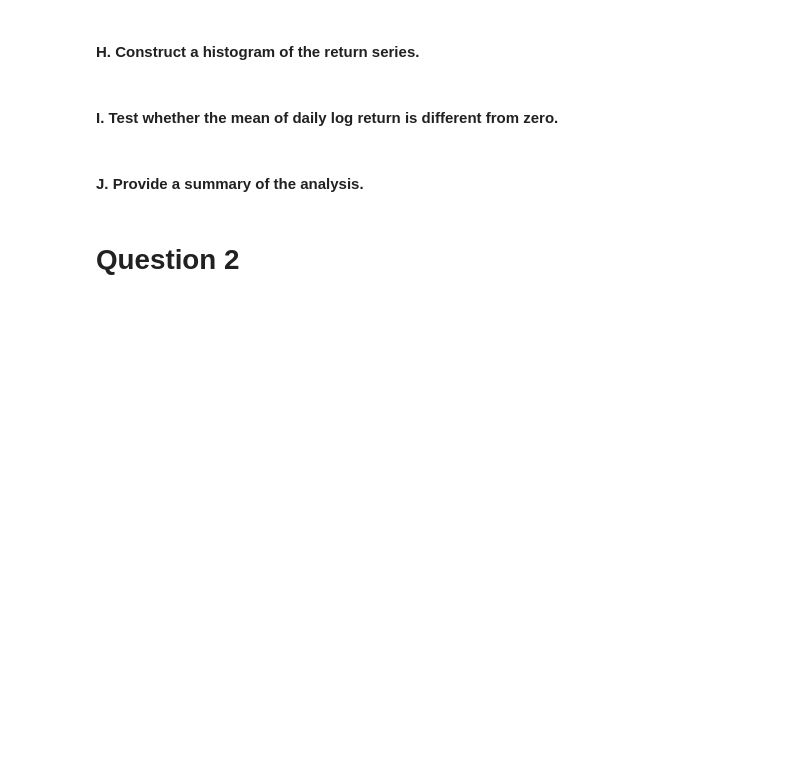
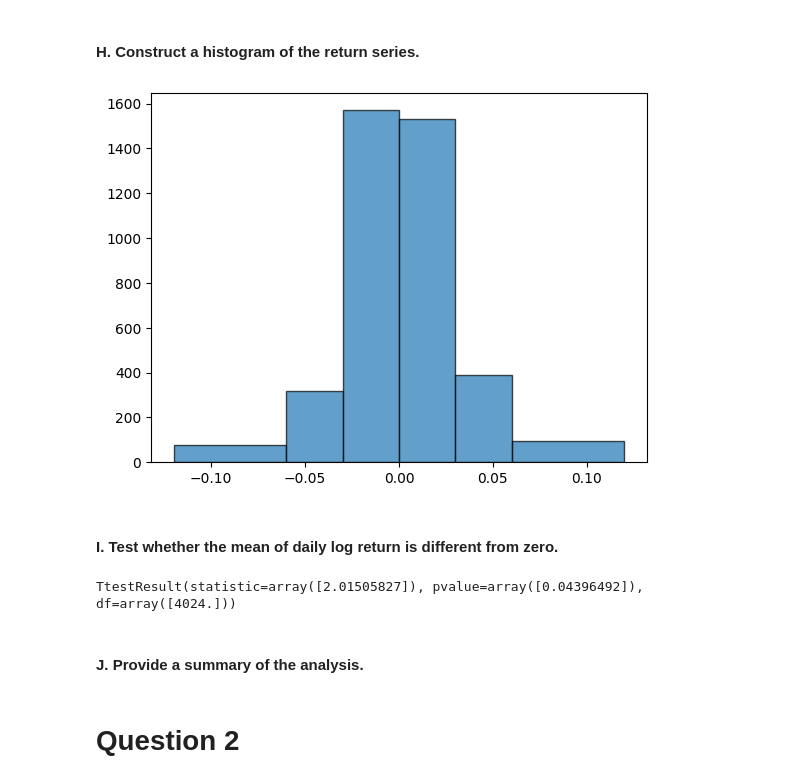
Before and after one commit to ChaseKoronkowski/IFI8420, a Jupyter notebook: Assignment 1/Assignment_1.ipynb, the cells around one changed output. Drawn from its saved outputs; the diff is of its cells as text; code cells hidden in the pictures; blank space fills up the shorter version.

```diff
--- a/Assignment 1/Assignment_1.ipynb
+++ b/Assignment 1/Assignment_1.ipynb
@@ -64,11 +84,24 @@ netflix_df["Close"].plot(title="Netflix Close", ylabel="Close", xlabel="Date")
 # %% [markdown]
 #### H. Construct a histogram of the return series.
 # %%
-#Enter Code here
+data = ntflx_daily_log_returns
+
+bin_edges = [-.12,-.06,-.03,0,.03,.06,.12]
+
+
+plt.hist(data, bins=bin_edges, edgecolor='black', alpha=0.7)
+
+
+plt.show()
+# %% [output]
+[figure, added]
 # %% [markdown]
 #### I. Test whether the mean of daily log return is different from zero.
 # %%
-#Enter Code here
+from scipy import stats
+stats.ttest_1samp(ntflx_daily_log_returns,0,nan_policy='omit')
+# %% [output]
+TtestResult(statistic=array([2.01505827]), pvalue=array([0.04396492]), df=array([4024.]))
 # %% [markdown]
 #### J. Provide a summary of the analysis.
 # %%
```
Also changed, not shown: parts of 5 cells of this notebook.
